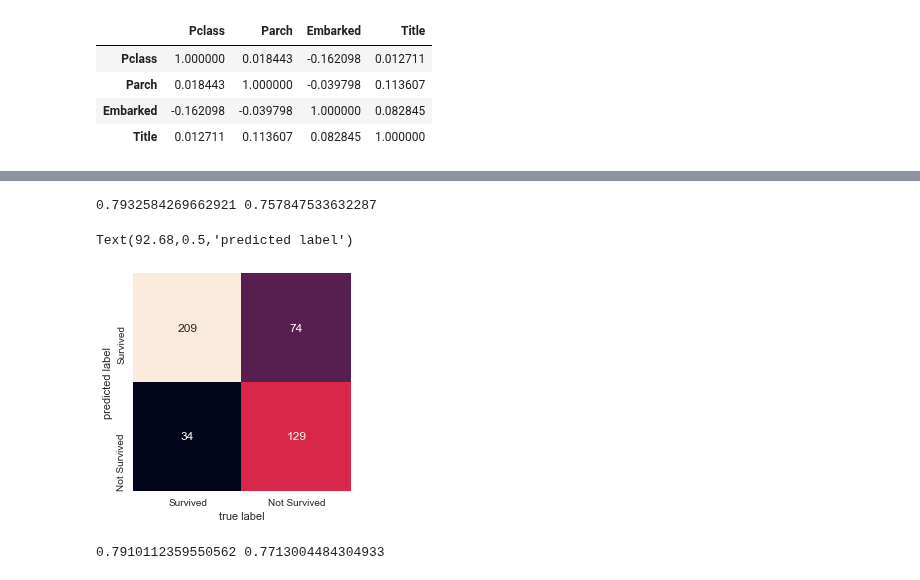
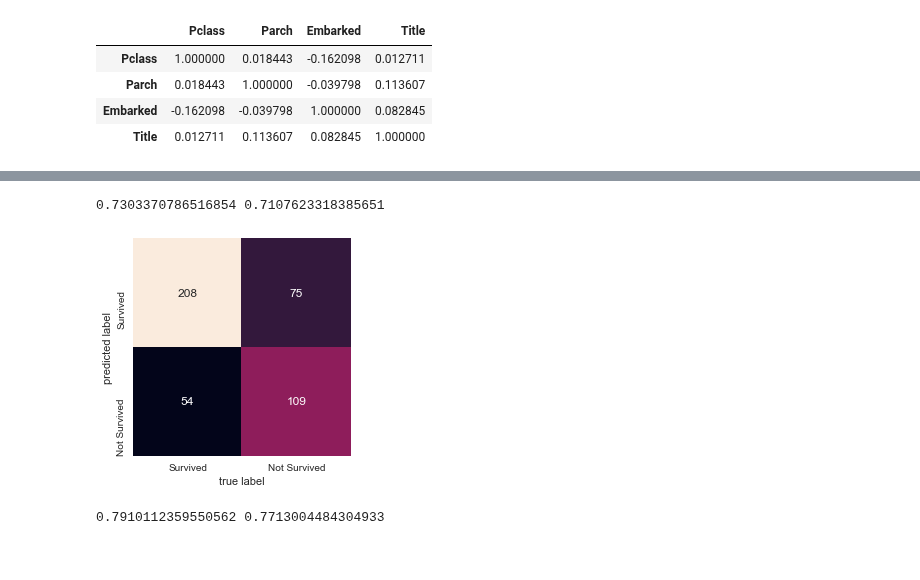
Before and after one commit to MateuszKonopelski/Kaggle, a Jupyter notebook: Project1_Titanic/Titanic_code.ipynb, the cells around one changed output, grey strips where cells are left out. Saved outputs shown, nothing was run; the diff lists cells and outputs as text; code cells hidden in the pictures.

```diff
--- a/Project1_Titanic/Titanic_code.ipynb
+++ b/Project1_Titanic/Titanic_code.ipynb
@@ -539,38 +575,19 @@ model2_GaussianNB = model2.predict(test_set)
 # %%
 # BUILD MODEL WITH MORE VARIABLES
 train_set = train_data.loc[:, ['Survived', 'Pclass', 'Parch', 'Embarked', 'Title', 'AgeBuckets', 'isAlone', 'isCabin']]
 test_set = test_data.loc[:, ['Pclass', 'Parch', 'Embarked', 'Title', 'AgeBuckets', 'isAlone', 'isCabin']]
+test_set.AgeBuckets.fillna(6, inplace=True)
 from sklearn.naive_bayes import GaussianNB
 model3 = GaussianNB()
 model3.fit(train_set.drop('Survived', axis=1), train_set['Survived'])
 model3_GaussianNB = model3.predict(test_set)
+test_model(model3)
+# %% [output]
+0.7303370786516854 0.7107623318385651
+[figure, added]
 # %%
 # EXPORT DATA TO FILE
 export_GaussianNB = pd.concat((test_data, pd.Series(model_GaussianNB, name='Survived')), axis=1)
 export_GaussianNB = export_GaussianNB.loc[:, ['PassengerId', 'Survived']]
 export_GaussianNB.to_csv(dir + 'export_GaussianNB.csv', index=False)
-# %%
-# TESTING MODEL
-# SPLIT THE DATA 50%
-from sklearn.cross_validation import train_test_split
-X1, X2, y1, y2 = train_test_split(train_data.drop('Survived', axis=1),
-                                  train_data['Survived'],
-                                  random_state=0,
-                                  train_size=0.5)
-y2_model = model.fit(X1, y1).predict(X2)
-y1_model = model.fit(X2, y2).predict(X1)
-
-from sklearn.metrics import accuracy_score
-print(accuracy_score(y1, y1_model), accuracy_score(y2, y2_model))
-
-from sklearn.metrics import confusion_matrix
-mat = confusion_matrix(y2_model, y2)
-sns.heatmap(mat.T, square=True, annot=True, fmt='d', cbar=False,
-                xticklabels=['Survived', 'Not Survived'], yticklabels=['Survived', 'Not Survived'])
-plt.xlabel('true label')
-plt.ylabel('predicted label')
-# %% [output]
-0.7932584269662921 0.757847533632287
-Text(92.68,0.5,'predicted label')
-[figure, removed]
 # %%
```
Also changed, not shown: parts of 5 cells of this notebook.
